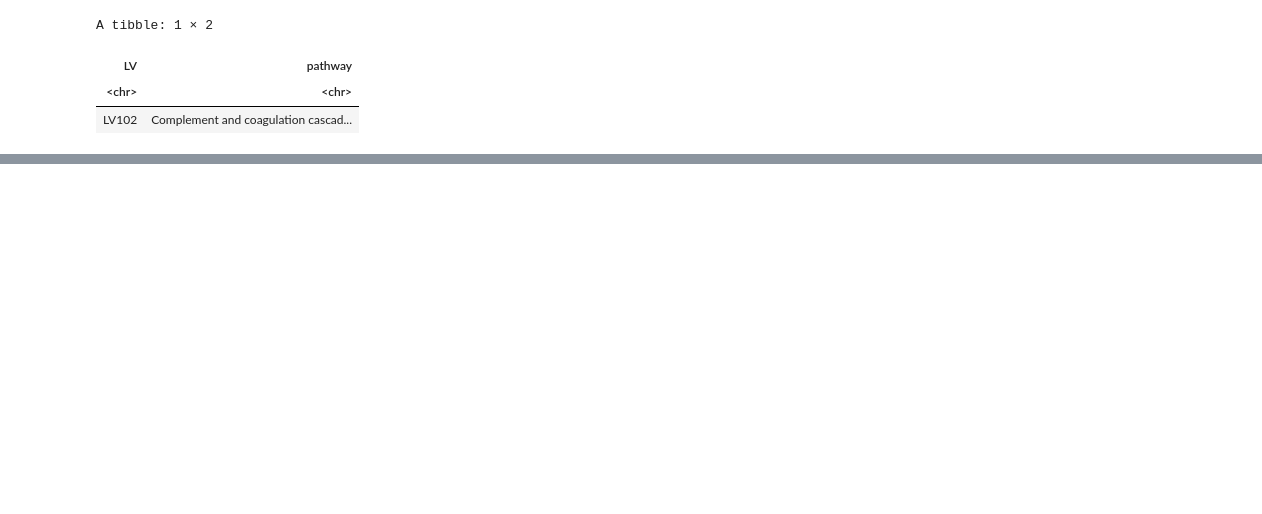
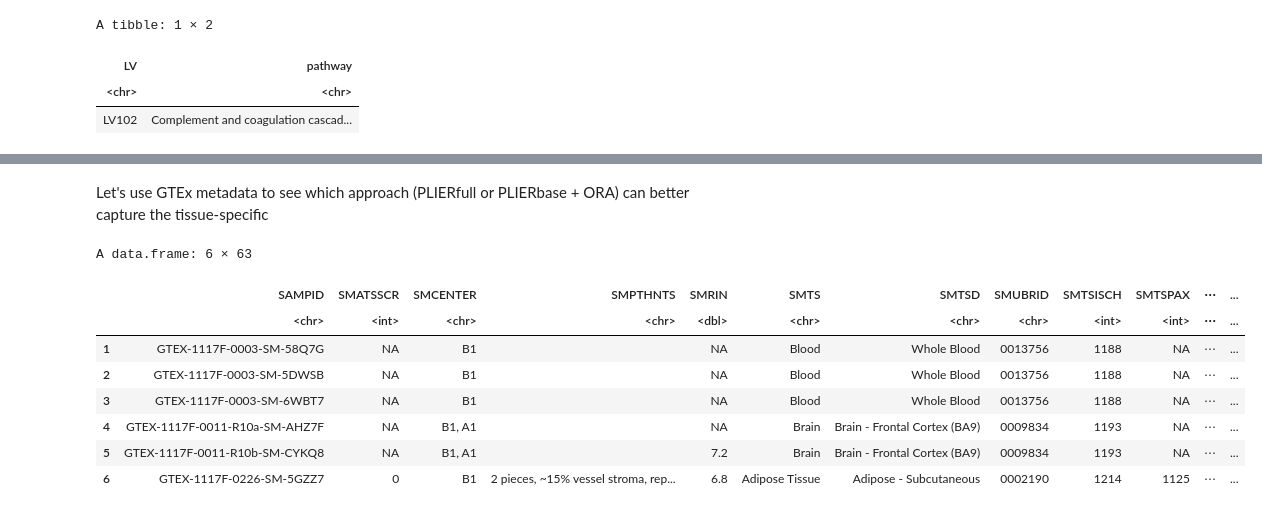
Before and after one commit to pivlab/plier2-analyses, a Jupyter notebook: nbs/01_model_building/gtex/03_gtex_plier_vs_ora.ipynb, the cells around one changed output, grey strips where cells are left out. Drawn from its saved outputs; the diff is of its cells as text; code cells hidden in the pictures; blank space fills up the shorter version.

Commit message:
added ORA vs PLIERfull

```diff
--- a/nbs/01_model_building/gtex/03_gtex_plier_vs_ora.ipynb
+++ b/nbs/01_model_building/gtex/03_gtex_plier_vs_ora.ipynb
@@ -302,0 +340,23 @@ A tibble: 1 × 2
+# %%
+gtex_meta <- read.table(
+    here('data/gtex/GTEx_Analysis_v8_Annotations_SampleAttributesDS.txt'),
+    sep = '\t',
+    header = TRUE,
+    quote = "",
+    fill = TRUE,
+    comment.char = ""
+)
+# %% [markdown]
+Let's use GTEx metadata to see which approach (PLIERfull or PLIERbase + ORA) can better capture the tissue-specific
+# %%
+head(gtex_meta)
+# %% [output]
+A data.frame: 6 × 63
+|  | SAMPID | SMATSSCR | SMCENTER | SMPTHNTS | SMRIN | SMTS | SMTSD | SMUBRID | SMTSISCH | SMTSPAX | ⋯ | ... |
+|  | <chr> | <int> | <chr> | <chr> | <dbl> | <chr> | <chr> | <chr> | <int> | <int> | ⋯ | ... |
+| 1 | GTEX-1117F-0003-SM-58Q7G | NA | B1 |  | NA | Blood | Whole Blood | 0013756 | 1188 | NA | ⋯ | ... |
+| 2 | GTEX-1117F-0003-SM-5DWSB | NA | B1 |  | NA | Blood | Whole Blood | 0013756 | 1188 | NA | ⋯ | ... |
+| 3 | GTEX-1117F-0003-SM-6WBT7 | NA | B1 |  | NA | Blood | Whole Blood | 0013756 | 1188 | NA | ⋯ | ... |
+| 4 | GTEX-1117F-0011-R10a-SM-AHZ7F | NA | B1, A1 |  | NA | Brain | Brain - Frontal Cortex (BA9) | 0009834 | 1193 | NA | ⋯ | ... |
+| 5 | GTEX-1117F-0011-R10b-SM-CYKQ8 | NA | B1, A1 |  | 7.2 | Brain | Brain - Frontal Cortex (BA9) | 0009834 | 1193 | NA | ⋯ | ... |
+| 6 | GTEX-1117F-0226-SM-5GZZ7 | 0 | B1 | 2 pieces, ~15% vessel stroma, rep... | 6.8 | Adipose Tissue | Adipose - Subcutaneous | 0002190 | 1214 | 1125 | ⋯ | ... |
```
Also changed, not shown: parts of 33 cells of this notebook, 3 other files.
